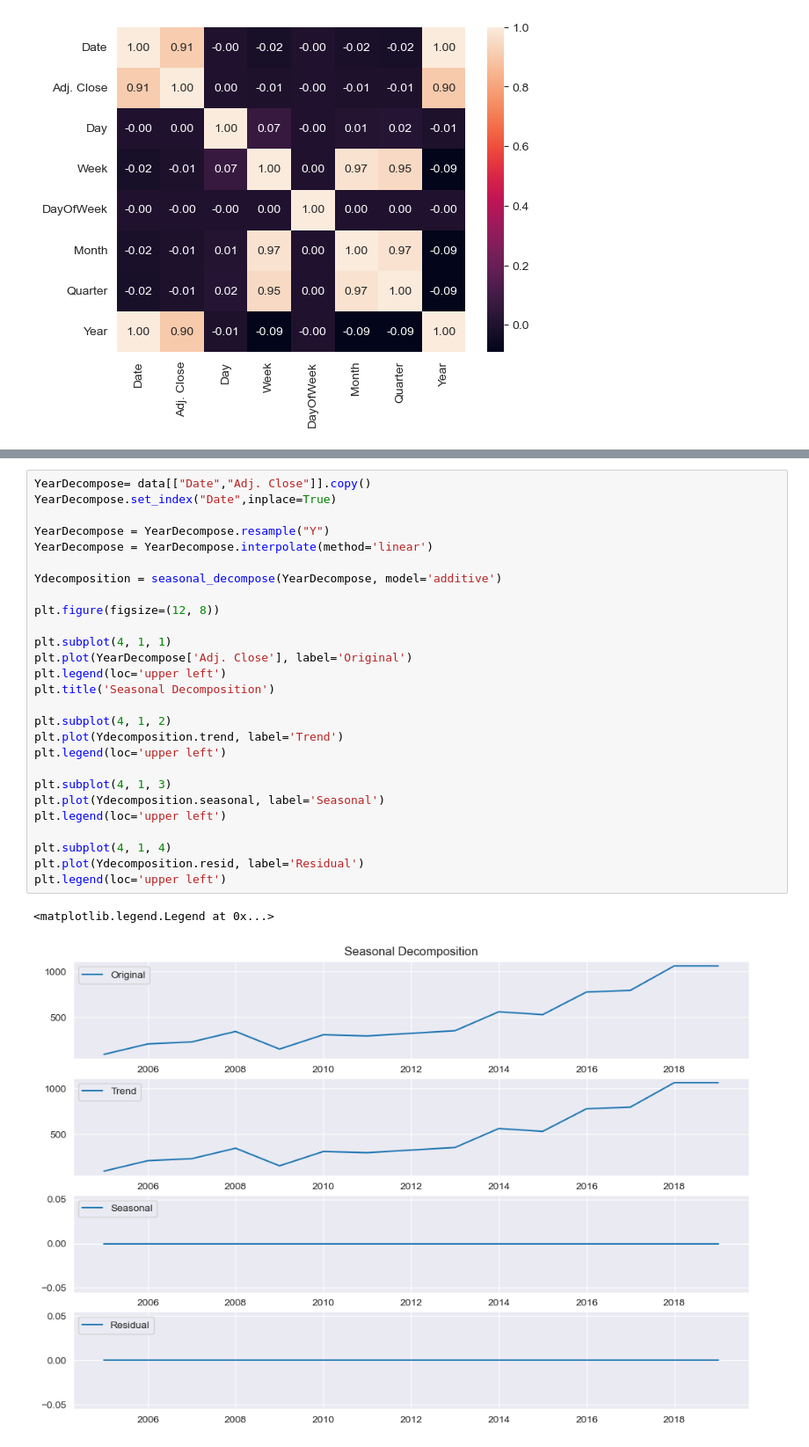
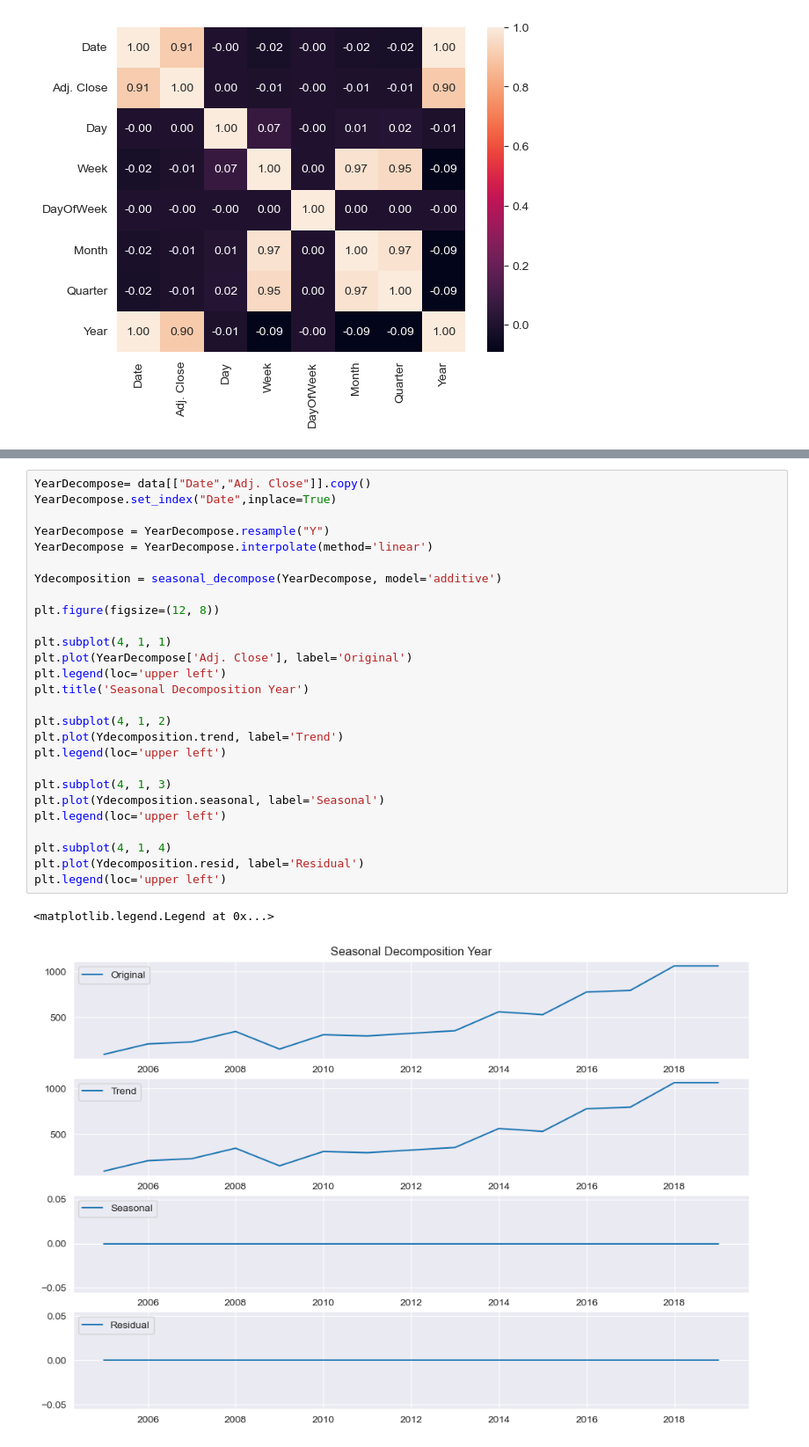
Before and after one commit to TheMentorIo/GOOGL_Stock_Prediction, a Jupyter notebook: GOOGLStockPrediction.ipynb, the cells around one changed output, grey strips where cells are left out. Shown at 88% size. Cells and saved outputs as stored; diff of their text form.

```diff
--- a/GOOGLStockPrediction.ipynb
+++ b/GOOGLStockPrediction.ipynb
@@ -93,30 +157,30 @@ sns.heatmap(data.corr(),annot=True,fmt='.2f')
 # %%
 YearDecompose= data[["Date","Adj. Close"]].copy()
 YearDecompose.set_index("Date",inplace=True)
 
 YearDecompose = YearDecompose.resample("Y")
 YearDecompose = YearDecompose.interpolate(method='linear')
 
 Ydecomposition = seasonal_decompose(YearDecompose, model='additive')
 
 plt.figure(figsize=(12, 8))
 
 plt.subplot(4, 1, 1)
 plt.plot(YearDecompose['Adj. Close'], label='Original')
 plt.legend(loc='upper left')
-plt.title('Seasonal Decomposition')
+plt.title('Seasonal Decomposition Year')
 
 plt.subplot(4, 1, 2)
 plt.plot(Ydecomposition.trend, label='Trend')
 plt.legend(loc='upper left')
 
 plt.subplot(4, 1, 3)
 plt.plot(Ydecomposition.seasonal, label='Seasonal')
 plt.legend(loc='upper left')
 
 plt.subplot(4, 1, 4)
 plt.plot(Ydecomposition.resid, label='Residual')
 plt.legend(loc='upper left')
 # %% [output]
 <matplotlib.legend.Legend at 0x...>
-[figure, old version]
+[figure, new version]
```
Also changed, not shown: parts of 29 cells of this notebook.
